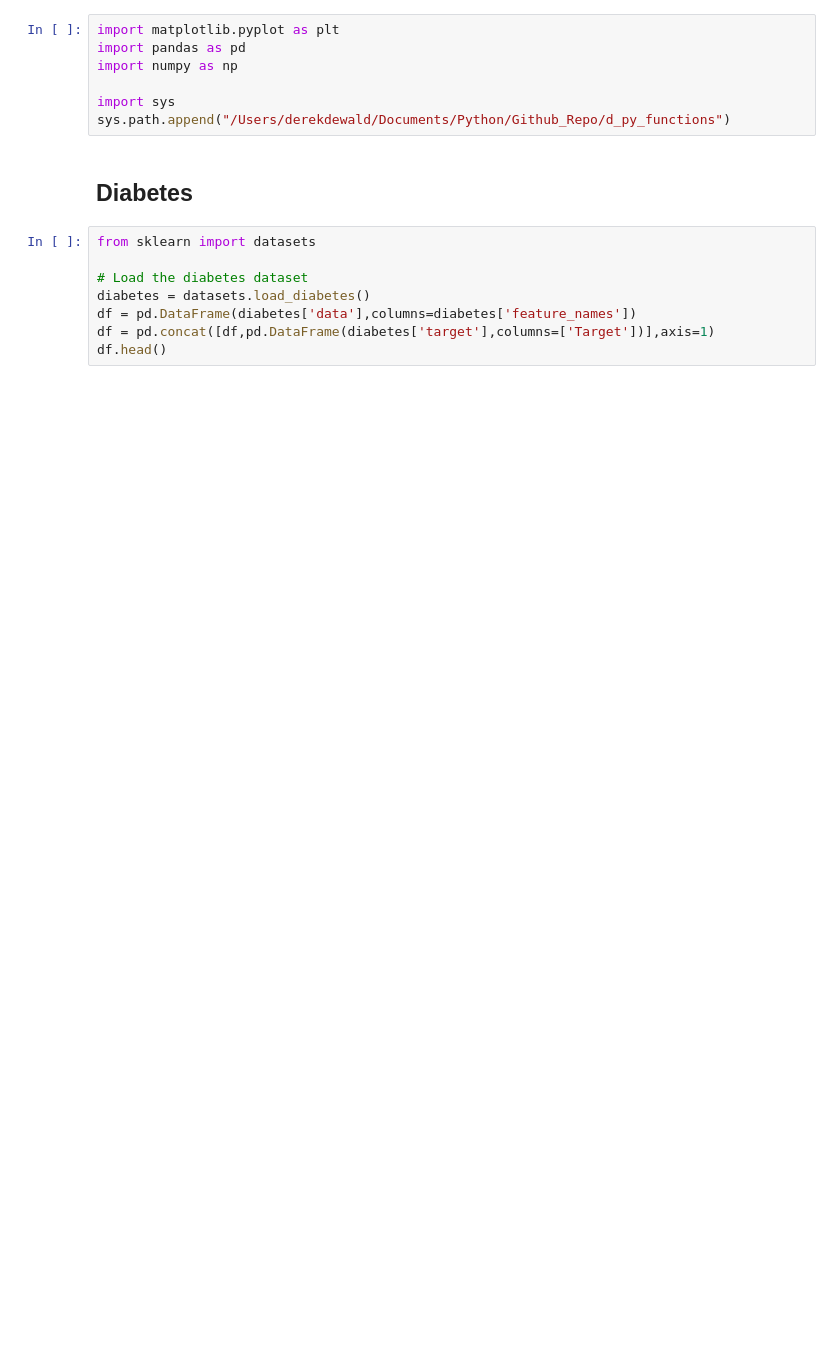
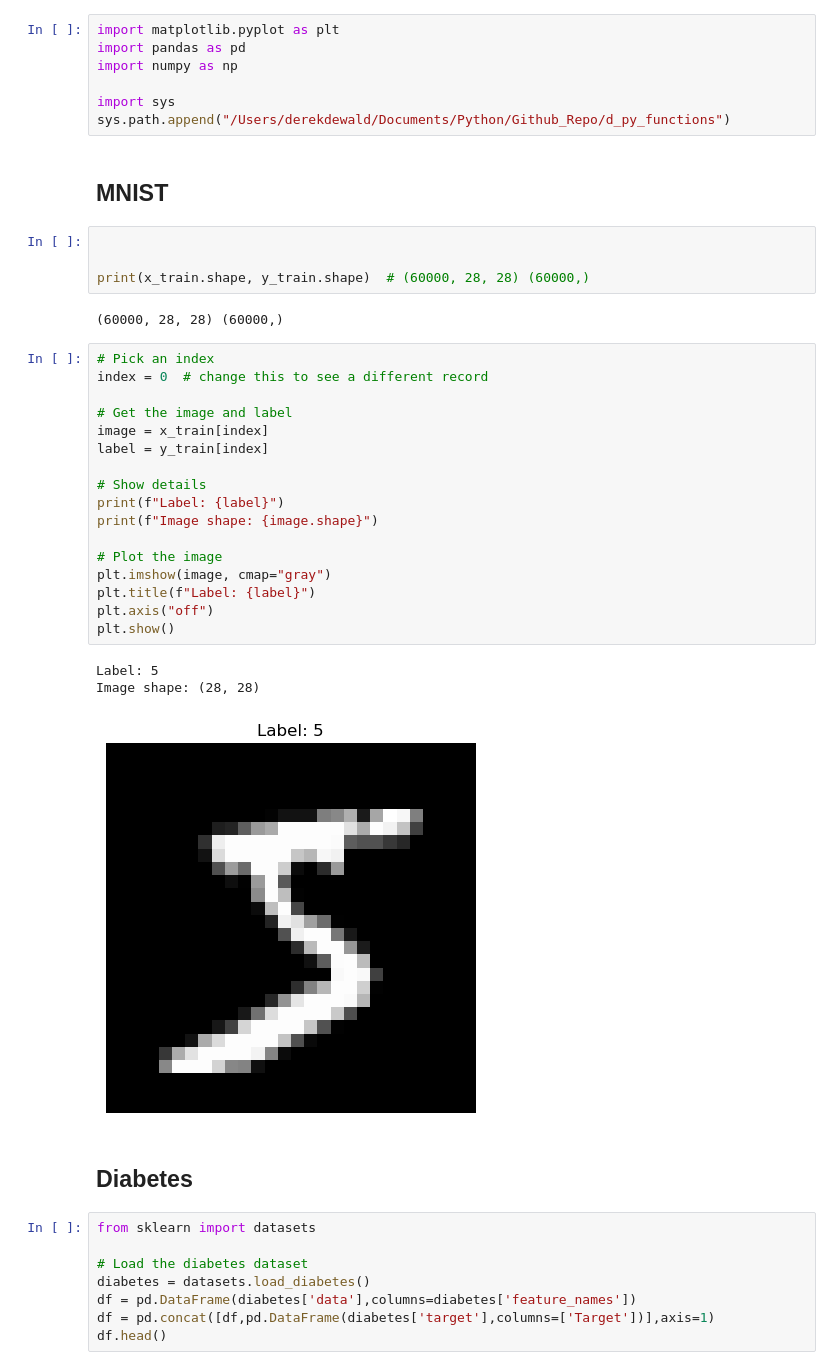
Before and after one commit to derek-dewald/Python_Tools, a Jupyter notebook: Data/Datasets.ipynb, the cells around one changed output. Cells and saved outputs as stored; diff of their text form; blank space fills up the shorter version.

```diff
--- a/Data/Datasets.ipynb
+++ b/Data/Datasets.ipynb
@@ -5,6 +5,35 @@ import numpy as np
 
 import sys
 sys.path.append("/Users/derekdewald/Documents/Python/Github_Repo/d_py_functions")
+# %% [markdown]
+## MNIST
+# %%
+
+
+print(x_train.shape, y_train.shape)  # (60000, 28, 28) (60000,)
+# %% [output]
+(60000, 28, 28) (60000,)
+# %%
+# Pick an index
+index = 0  # change this to see a different record
+
+# Get the image and label
+image = x_train[index]
+label = y_train[index]
+
+# Show details
+print(f"Label: {label}")
+print(f"Image shape: {image.shape}")
+
+# Plot the image
+plt.imshow(image, cmap="gray")
+plt.title(f"Label: {label}")
+plt.axis("off")
+plt.show()
+# %% [output]
+Label: 5
+Image shape: (28, 28)
+[figure, added]
 # %% [markdown]
 ## Diabetes
 # %%
```
Also changed, not shown: 25 other files.
